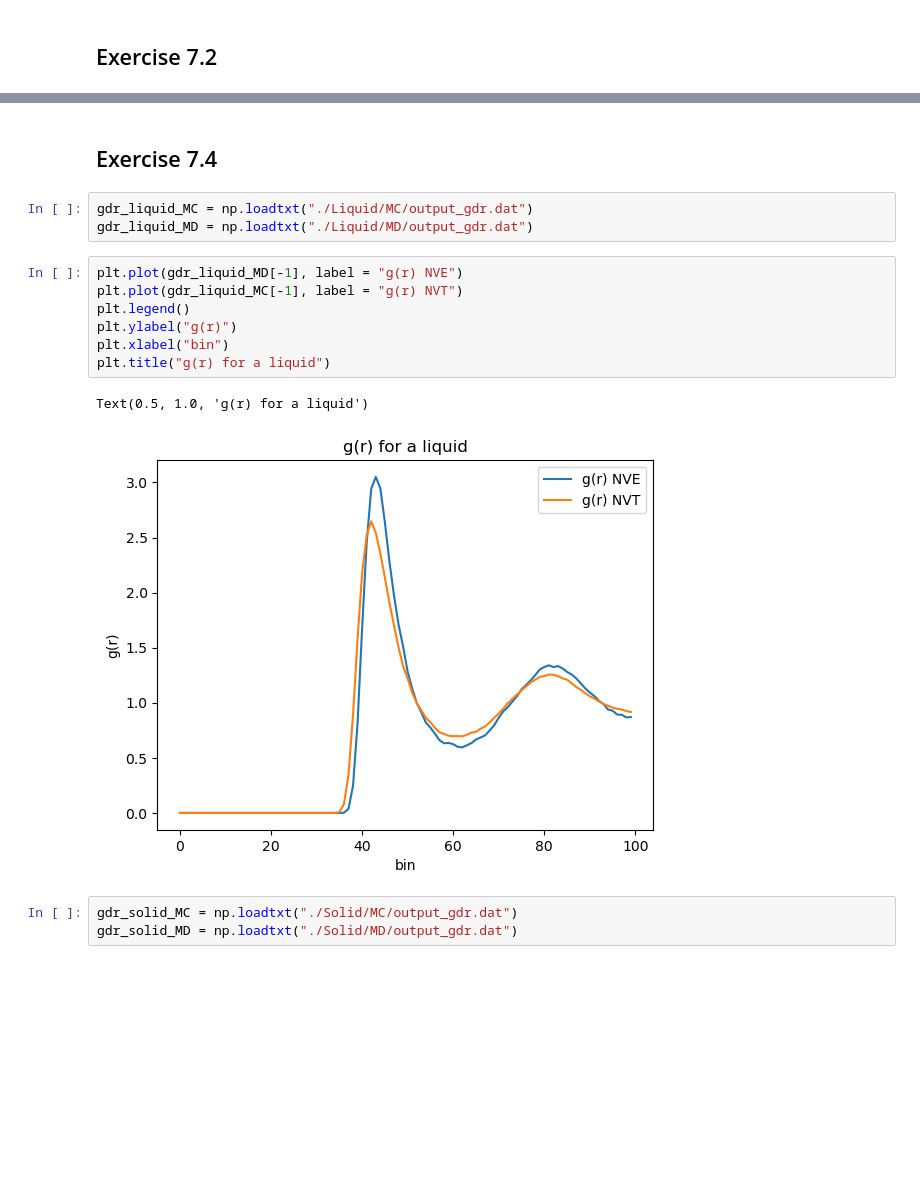
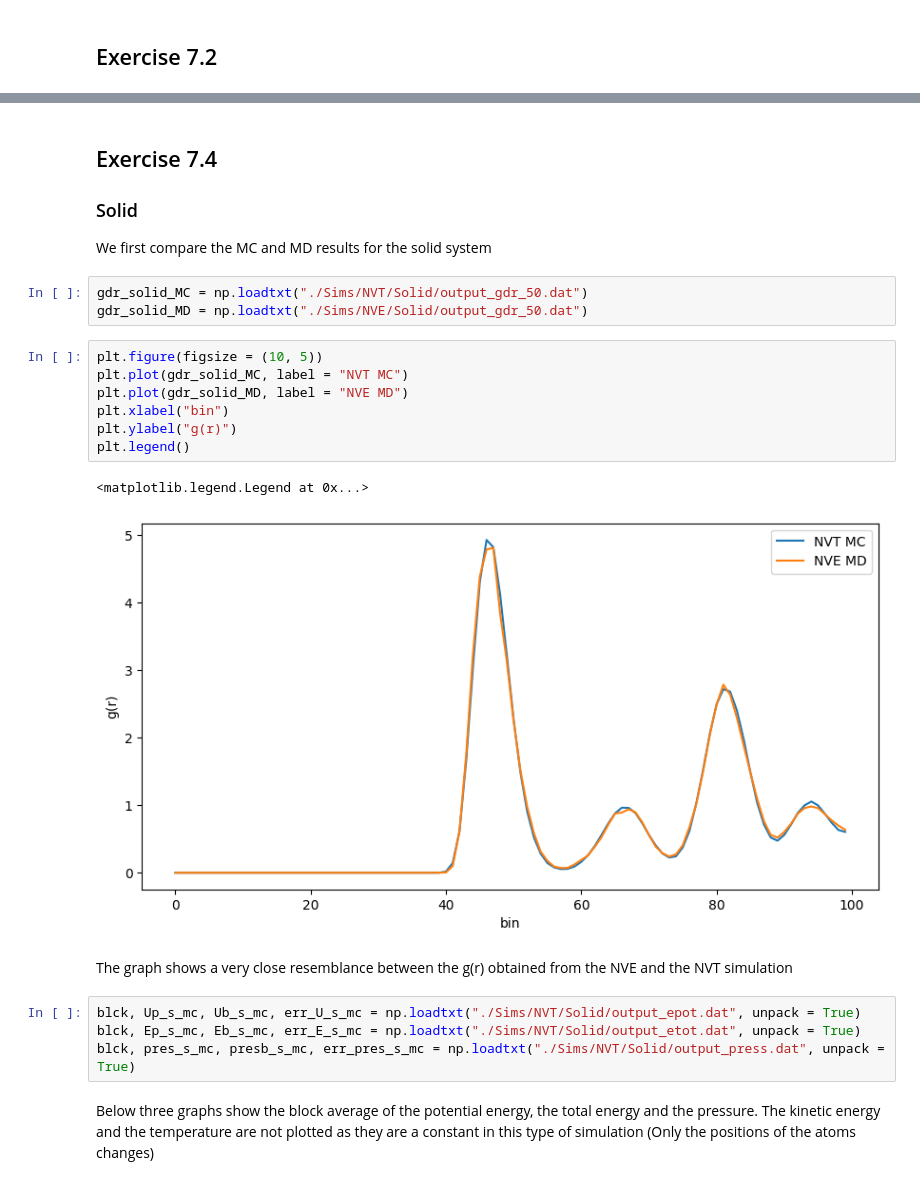
Before and after one commit to Giac97/Simulazione-Numerica, a Jupyter notebook: notebooks/Exercise 7/Exercise 07 - Analysis.ipynb, the cells around one changed output, grey strips where cells are left out. Drawn from its saved outputs; the diff is of its cells as text; blank space fills up the shorter version.

```diff
--- a/notebooks/Exercise 7/Exercise 07 - Analysis.ipynb
+++ b/notebooks/Exercise 7/Exercise 07 - Analysis.ipynb
@@ -8,19 +67,28 @@ import matplotlib.pyplot as plt
 # %% [markdown]
 ## Exercise 7.4
+
+### Solid
+
+We first compare the MC and MD results for the solid system
 # %%
-gdr_liquid_MC = np.loadtxt("./Liquid/MC/output_gdr.dat")
-gdr_liquid_MD = np.loadtxt("./Liquid/MD/output_gdr.dat")
+gdr_solid_MC = np.loadtxt("./Sims/NVT/Solid/output_gdr_50.dat")
+gdr_solid_MD = np.loadtxt("./Sims/NVE/Solid/output_gdr_50.dat")
 # %%
-plt.plot(gdr_liquid_MD[-1], label = "g(r) NVE")
-plt.plot(gdr_liquid_MC[-1], label = "g(r) NVT")
+plt.figure(figsize = (10, 5))
+plt.plot(gdr_solid_MC, label = "NVT MC")
+plt.plot(gdr_solid_MD, label = "NVE MD")
+plt.xlabel("bin")
+plt.ylabel("g(r)")
 plt.legend()
-plt.ylabel("g(r)")
-plt.xlabel("bin")
-plt.title("g(r) for a liquid")
 # %% [output]
-Text(0.5, 1.0, 'g(r) for a liquid')
+<matplotlib.legend.Legend at 0x...>
-[figure, old version]
+[figure, new version]
+# %% [markdown]
+The graph shows a very close resemblance between the g(r) obtained from the NVE and the NVT simulation
 # %%
-gdr_solid_MC = np.loadtxt("./Solid/MC/output_gdr.dat")
-gdr_solid_MD = np.loadtxt("./Solid/MD/output_gdr.dat")
+blck, Up_s_mc, Ub_s_mc, err_U_s_mc = np.loadtxt("./Sims/NVT/Solid/output_epot.dat", unpack = True)
+blck, Ep_s_mc, Eb_s_mc, err_E_s_mc = np.loadtxt("./Sims/NVT/Solid/output_etot.dat", unpack = True)
+blck, pres_s_mc, presb_s_mc, err_pres_s_mc = np.loadtxt("./Sims/NVT/Solid/output_press.dat", unpack = True)
+# %% [markdown]
+Below three graphs show the block average of the potential energy, the total energy and the pressure. The kinetic energy and the temperature are not plotted as they are a constant in this type of simulation (Only the positions of the atoms changes)
 # %%
```
Also changed, not shown: parts of 24 cells of this notebook.
